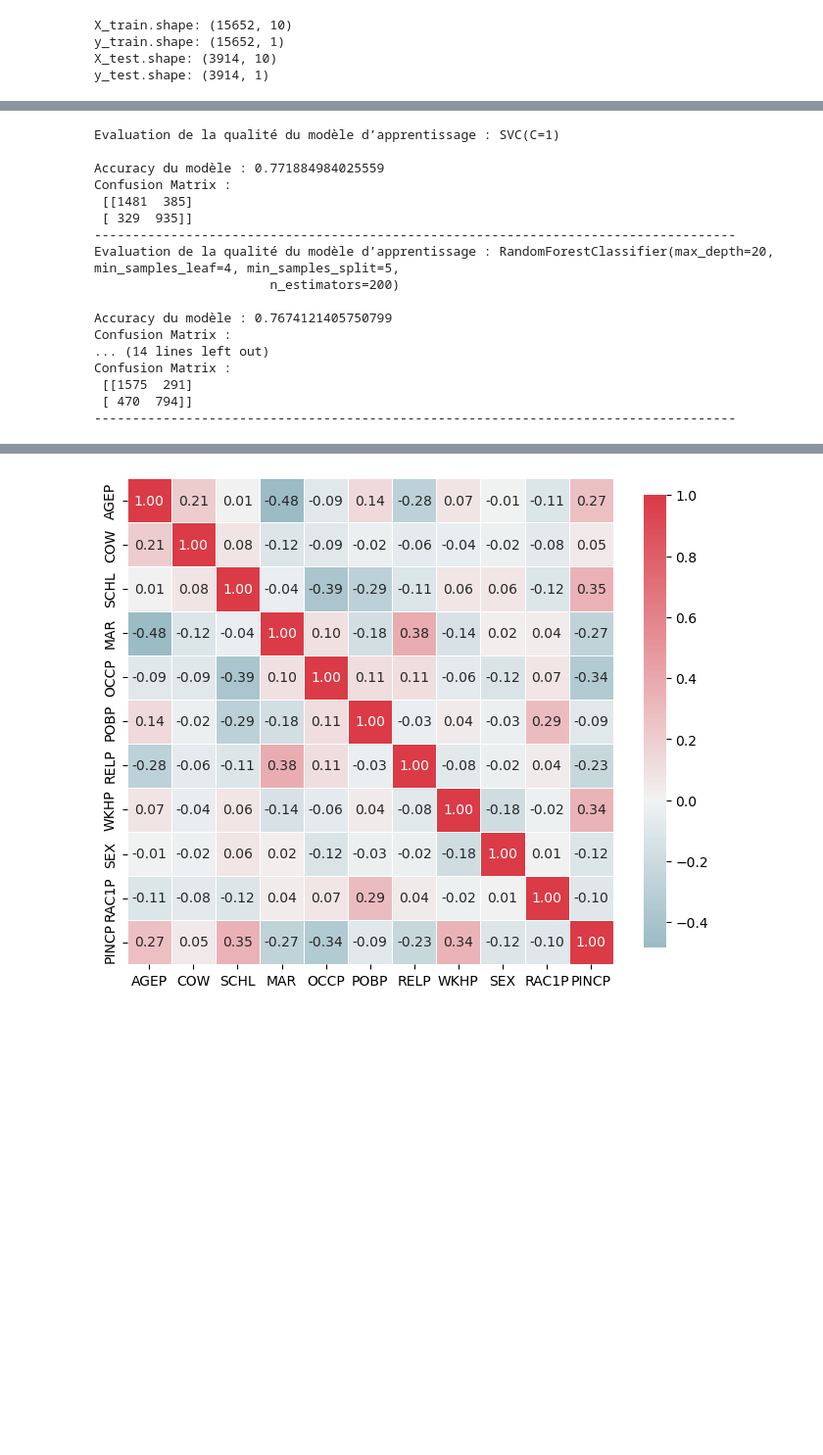
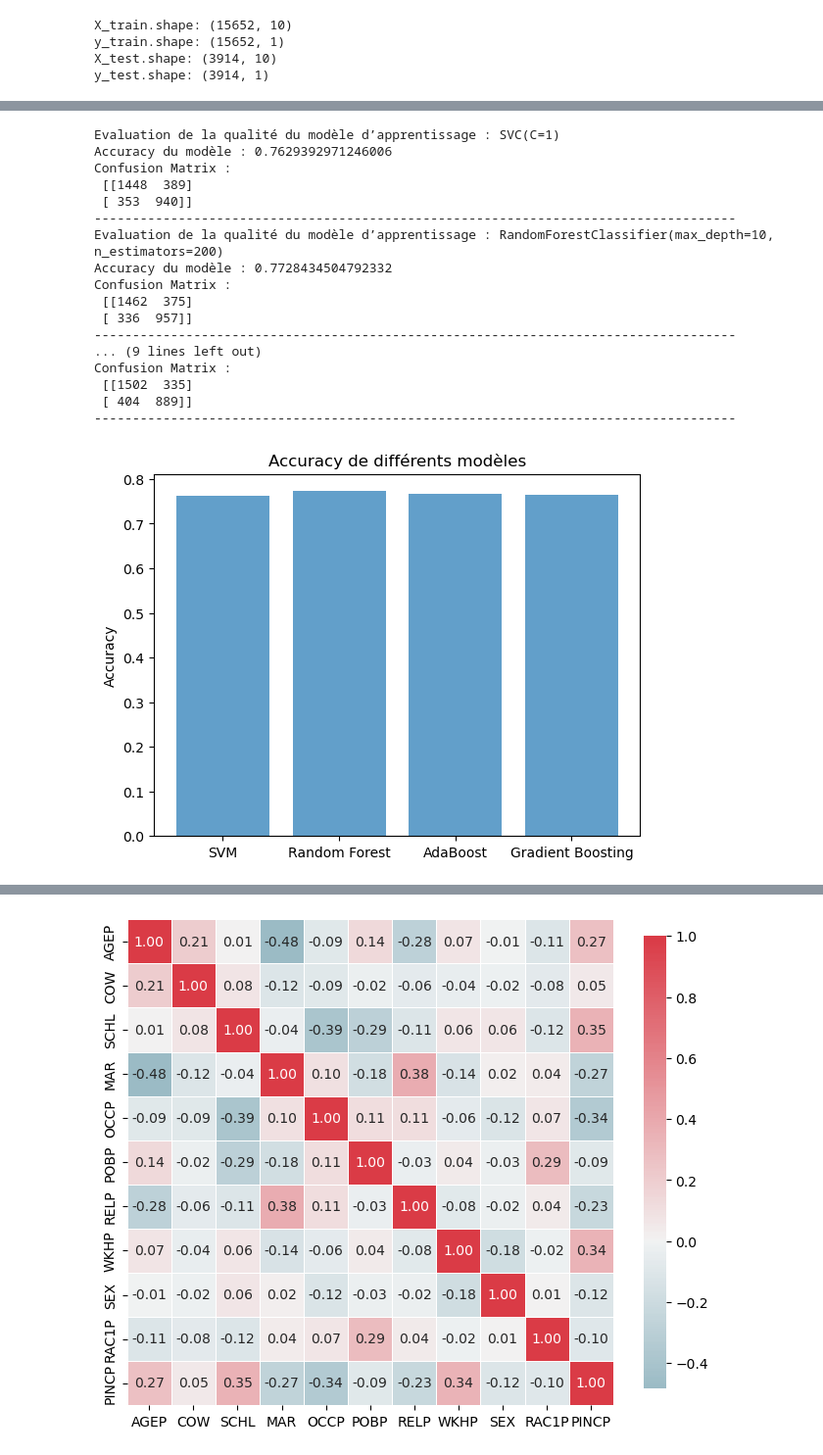
Before and after one commit to leilakhira/TpApprentissage, a Jupyter notebook: Untitled.ipynb, the cells around one changed output, grey strips where cells are left out. Shown at 98% size. Saved outputs shown, nothing was run; the diff lists cells and outputs as text; code cells hidden in the pictures; blank space fills up the shorter version.

```diff
--- a/Untitled.ipynb
+++ b/Untitled.ipynb
@@ -285,37 +316,52 @@ scaler  = StandardScaler()
 # Adapter le scaler aux données et le transformer
 X_scaled_co = scaler.fit_transform(X_)
 # %%
-def evaluation_metrics(model):
+accuracies=[]
+def evaluation_metrics_predict(model):
 
     # Faire des prédictions sur l'ensemble de test
     y_pred = model.predict(X_scaled_co)
 
     # Évaluer l'accuracy
     accuracy = accuracy_score(y_, y_pred)
+    accuracies.append(accuracy)
     print("Accuracy du modèle :", accuracy)
     # Afficher la confusion matrix
     conf_matrix = confusion_matrix(y_, y_pred)
     print("Confusion Matrix :\n", conf_matrix)
+    return accuracies
 
 for model in models:
     print("Evaluation de la qualité du modèle d’apprentissage :",model)
-    evaluation_metrics(model)
+    accuracies = evaluation_metrics_predict(model)
     print("------------------------------------------------------------------------------------")
+
+# Affichage du diagramme d'accuracy
+
+model_names = ['SVM', 'Random Forest', 'AdaBoost', 'Gradient Boosting']
+x_pos = np.arange(len(model_names))
+
+plt.bar(x_pos, accuracies, align='center', alpha=0.7)
+plt.xticks(x_pos, model_names)
+plt.ylabel('Accuracy')
+plt.title('Accuracy de différents modèles')
+plt.show()
 # %% [output]
 Evaluation de la qualité du modèle d’apprentissage : SVC(C=1)
-
-Accuracy du modèle : 0.771884984025559
+Accuracy du modèle : 0.7629392971246006
 Confusion Matrix :
- [[1481  385]
- [ 329  935]]
+ [[1448  389]
+ [ 353  940]]
 ------------------------------------------------------------------------------------
-Evaluation de la qualité du modèle d’apprentissage : RandomForestClassifier(max_depth=20, min_samples_leaf=4, min_samples_split=5,
-                       n_estimators=200)
-
-Accuracy du modèle : 0.7674121405750799
+Evaluation de la qualité du modèle d’apprentissage : RandomForestClassifier(max_depth=10, n_estimators=200)
+Accuracy du modèle : 0.7728434504792332
 Confusion Matrix :
-... (14 lines left out)
+ [[1462  375]
+ [ 336  957]]
+------------------------------------------------------------------------------------
+... (9 lines left out)
 Confusion Matrix :
- [[1575  291]
- [ 470  794]]
+ [[1502  335]
+ [ 404  889]]
 ------------------------------------------------------------------------------------
+[figure, added]
```
Also changed, not shown: parts of 20 cells of this notebook, 2 other files.
